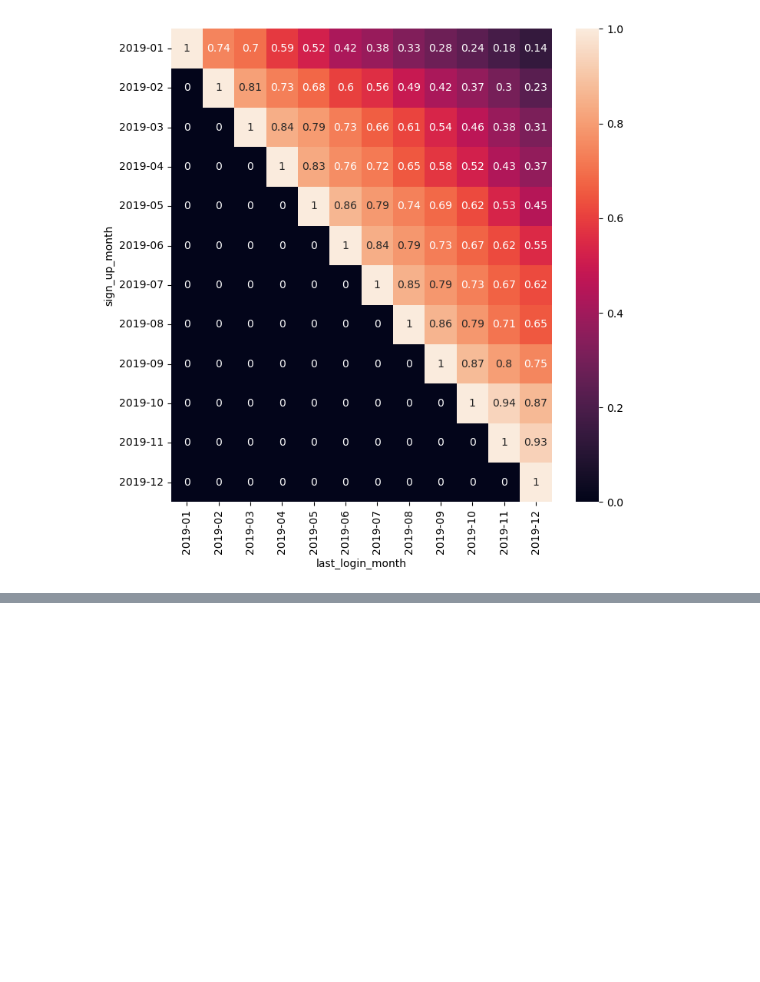
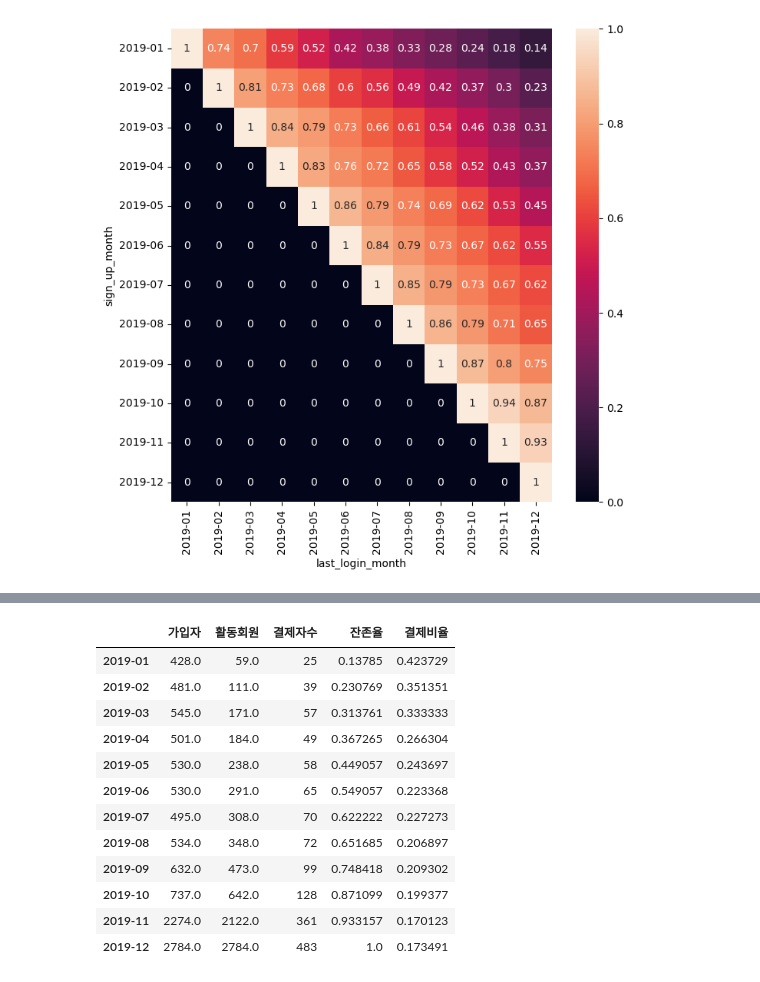
Before and after one commit to nyeokinyeoki/backup, a Jupyter notebook: data1.ipynb, the cells around one changed output, grey strips where cells are left out. Saved outputs shown, nothing was run; the diff lists cells and outputs as text; code cells hidden in the pictures; blank space fills up the shorter version.

```diff
--- a/data1.ipynb
+++ b/data1.ipynb
@@ -172,0 +265,4 @@ plt.show()
+# %%
+sales_per_user.columns = ["user_id", "payment_count", "sales", "signup_mon"]
+
+sales_per_user.info()
@@ -172,0 +281,3 @@ plt.show()
+# %%
+num_pay_join_mon = sales_per_user.groupby("signup_mon")["user_id"].count()
+num_pay_join_mon
@@ -172,0 +355,20 @@ plt.show()
+# %%
+devide_revenue["잔존율"] = (devide_revenue["활동회원"] / devide_revenue["가입자"])
+
+devide_revenue["결제비율"] = (devide_revenue["결제자수"] / devide_revenue["활동회원"])
+
+devide_revenue
+# %% [output]
+|  | 가입자 | 활동회원 | 결제자수 | 잔존율 | 결제비율 |
+| 2019-01 | 428.0 | 59.0 | 25 | 0.13785 | 0.423729 |
+| 2019-02 | 481.0 | 111.0 | 39 | 0.230769 | 0.351351 |
+| 2019-03 | 545.0 | 171.0 | 57 | 0.313761 | 0.333333 |
+| 2019-04 | 501.0 | 184.0 | 49 | 0.367265 | 0.266304 |
+| 2019-05 | 530.0 | 238.0 | 58 | 0.449057 | 0.243697 |
+| 2019-06 | 530.0 | 291.0 | 65 | 0.549057 | 0.223368 |
+| 2019-07 | 495.0 | 308.0 | 70 | 0.622222 | 0.227273 |
+| 2019-08 | 534.0 | 348.0 | 72 | 0.651685 | 0.206897 |
+| 2019-09 | 632.0 | 473.0 | 99 | 0.748418 | 0.209302 |
+| 2019-10 | 737.0 | 642.0 | 128 | 0.871099 | 0.199377 |
+| 2019-11 | 2274.0 | 2122.0 | 361 | 0.933157 | 0.170123 |
+| 2019-12 | 2784.0 | 2784.0 | 483 | 1.0 | 0.173491 |
```
Also changed, not shown: parts of 18 cells of this notebook.
